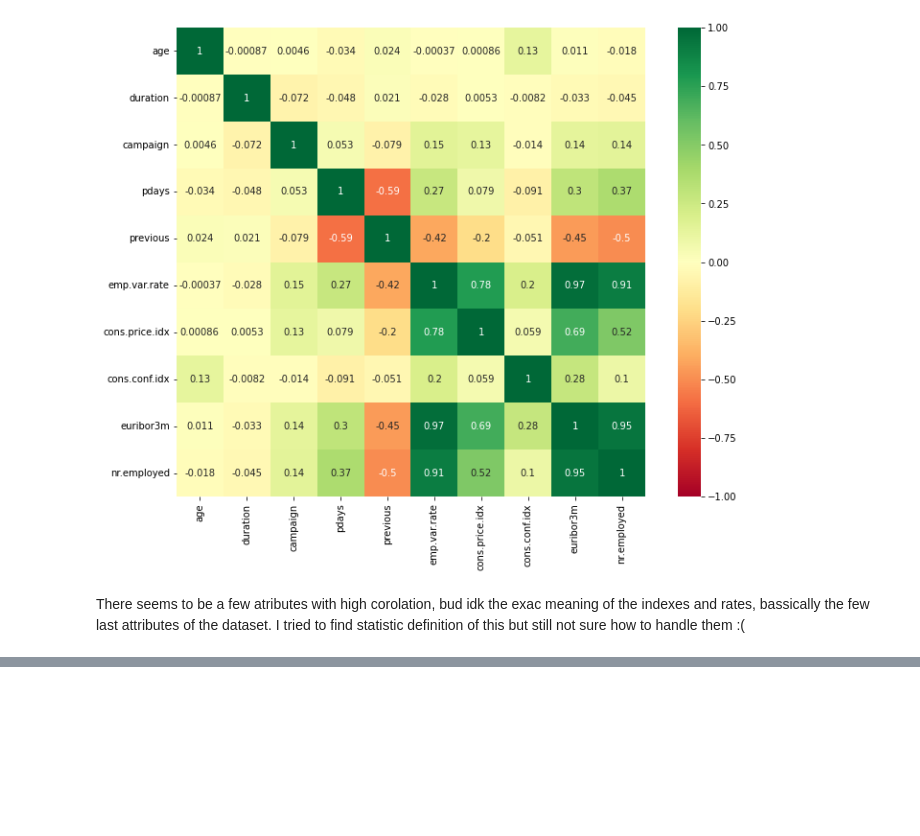
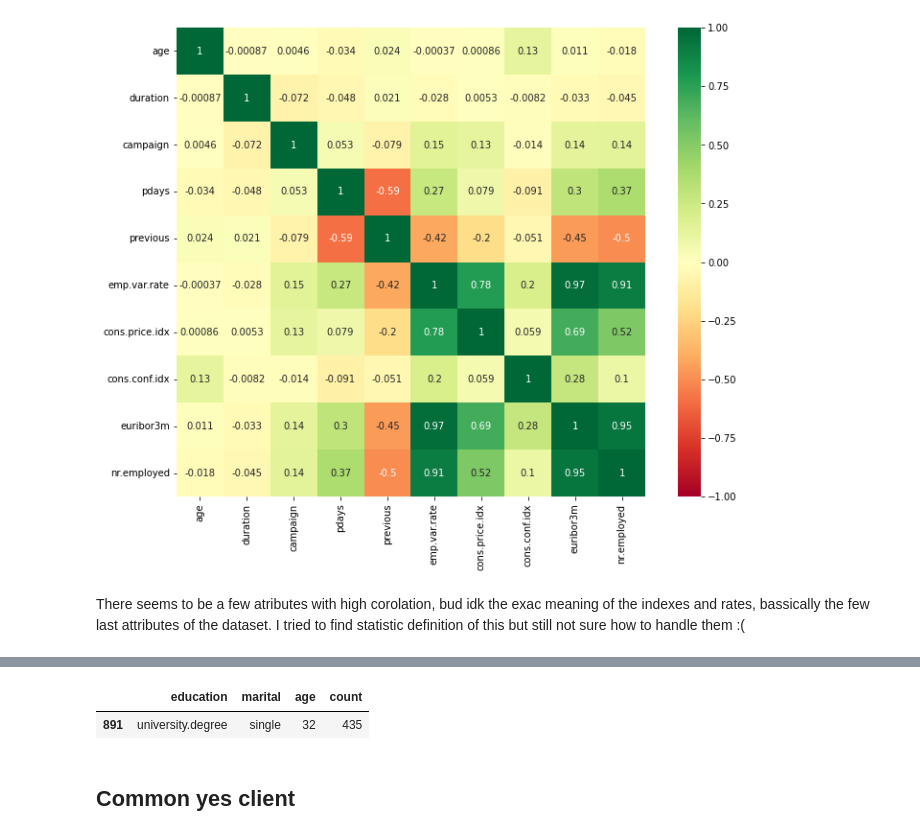
Before and after one commit to smidlma/zsu, a Jupyter notebook: project/smi0116.ipynb, the cells around one changed output, grey strips where cells are left out. Saved outputs shown, nothing was run; the diff lists cells and outputs as text; code cells hidden in the pictures; blank space fills up the shorter version.

```diff
--- a/project/smi0116.ipynb
+++ b/project/smi0116.ipynb
@@ -601,0 +615,3 @@ There seems to be a few atributes with high corolation, bud idk the exac meaning
+# %%
+df_agg = df.groupby(['education', 'marital', 'age']).education.count().reset_index(name='count')
+df_agg['count'].describe()
@@ -601,0 +628,7 @@ There seems to be a few atributes with high corolation, bud idk the exac meaning
+# %%
+df_agg.loc[df_agg['count'] == 435]
+# %% [output]
+|  | education | marital | age | count |
+| 891 | university.degree | single | 32 | 435 |
+# %% [markdown]
+## Common yes client
```
Also changed, not shown: parts of 15 cells of this notebook.
